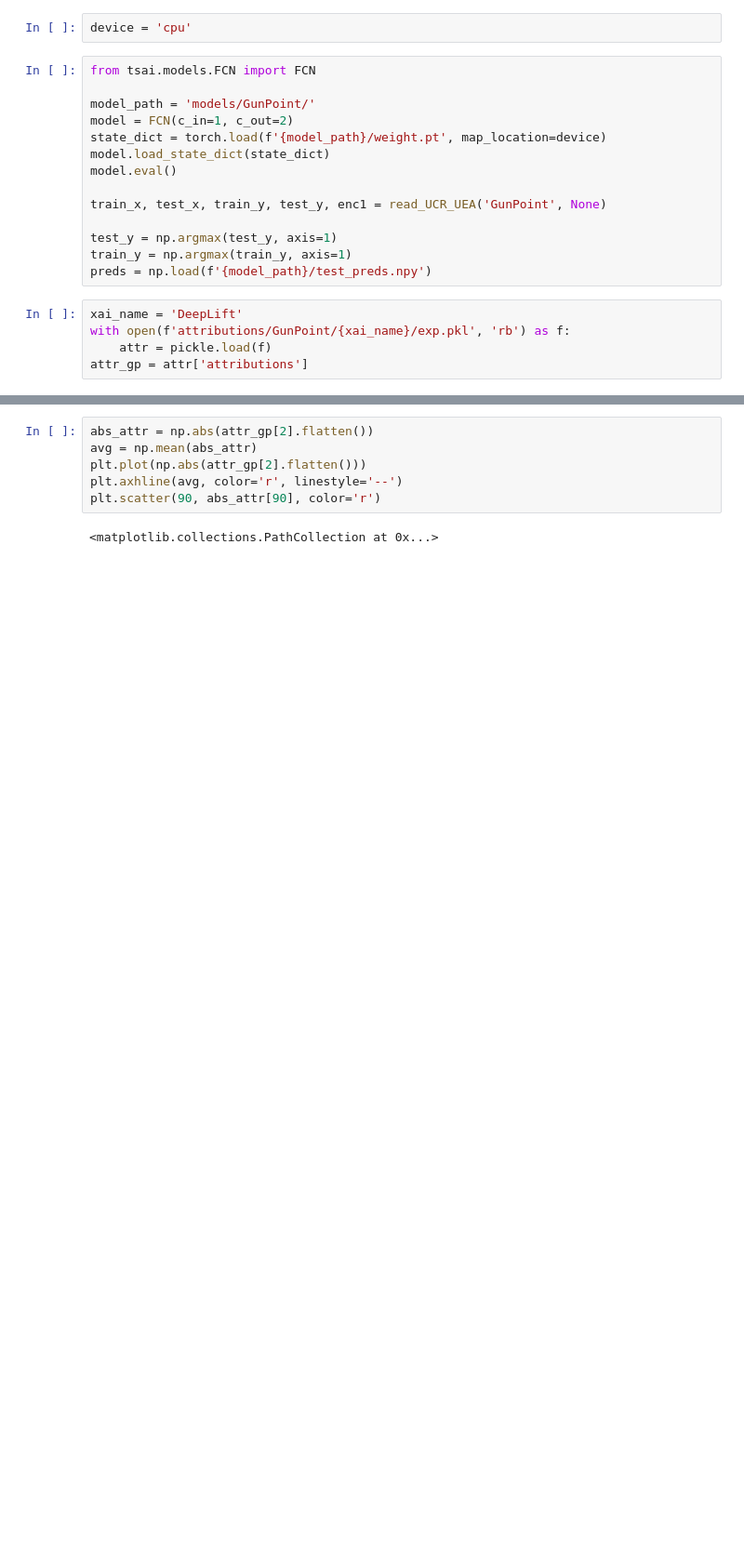
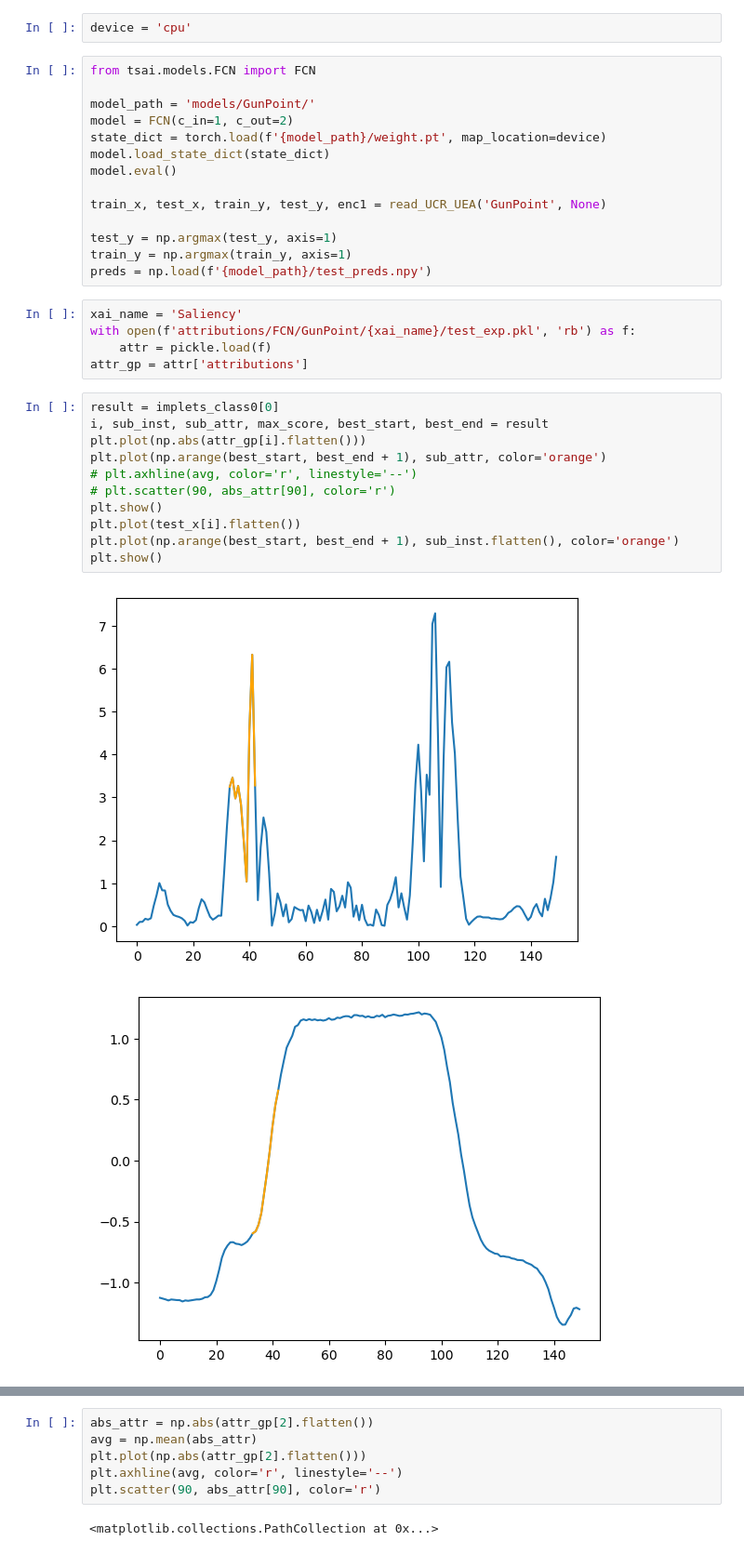
Before and after one commit to LbzSteven/implet, a Jupyter notebook: implet_extractor.ipynb, the cells around one changed output, grey strips where cells are left out. Shown: that part at 93% size. Cells and saved outputs as stored; diff of their text form; blank space fills up the shorter version.

Commit message:
02/18/2025 Adding the figures that shows the process at figure/ProcessExample

```diff
--- a/implet_extractor.ipynb
+++ b/implet_extractor.ipynb
@@ -39,9 +36,23 @@ test_y = np.argmax(test_y, axis=1)
 train_y = np.argmax(train_y, axis=1)
 preds = np.load(f'{model_path}/test_preds.npy')
 # %%
-xai_name = 'DeepLift'
-with open(f'attributions/GunPoint/{xai_name}/exp.pkl', 'rb') as f:
+xai_name = 'Saliency'
+with open(f'attributions/FCN/GunPoint/{xai_name}/test_exp.pkl', 'rb') as f:
     attr = pickle.load(f)
 attr_gp = attr['attributions']
+# %%
+result = implets_class0[0]
+i, sub_inst, sub_attr, max_score, best_start, best_end = result
+plt.plot(np.abs(attr_gp[i].flatten()))
+plt.plot(np.arange(best_start, best_end + 1), sub_attr, color='orange')
+# plt.axhline(avg, color='r', linestyle='--')
+# plt.scatter(90, abs_attr[90], color='r')
+plt.show()
+plt.plot(test_x[i].flatten())
+plt.plot(np.arange(best_start, best_end + 1), sub_inst.flatten(), color='orange')
+plt.show()
+# %% [output]
+[figure, added]
+[figure, added]
 # %%
 plt.plot(np.abs(attr_gp[2].flatten()))
```
Also changed, not shown: parts of 8 cells of this notebook, 14 other files.
